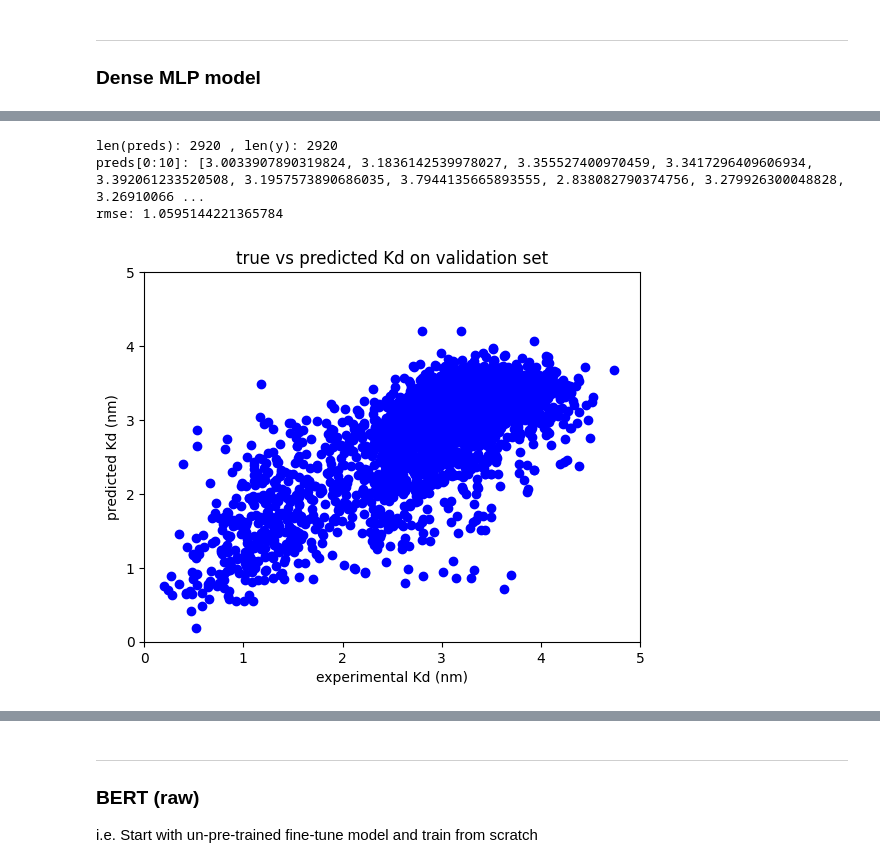
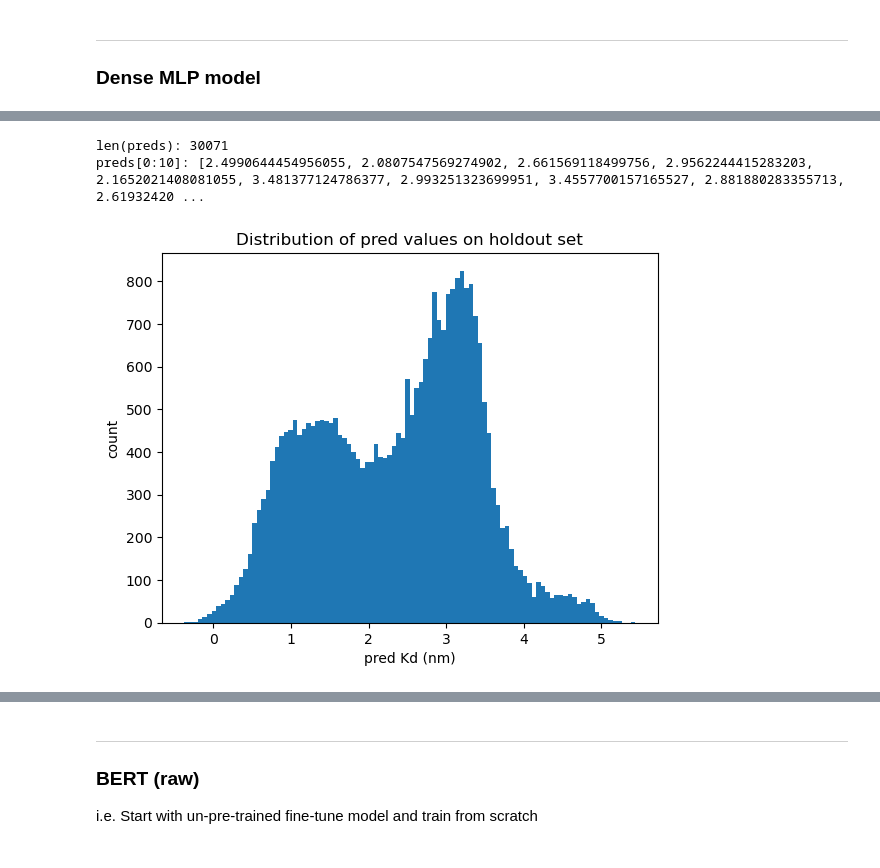
Before and after one commit to planaria158/BERT-antibody-antigen-binding-energy, a Jupyter notebook: notebooks/Inference.ipynb, the cells around one changed output, grey strips where cells are left out. Drawn from its saved outputs; the diff is of its cells as text; code cells hidden in the pictures.

```diff
--- a/notebooks/Inference.ipynb
+++ b/notebooks/Inference.ipynb
@@ -105,25 +94,7 @@ preds[0:10]: [2.4990644454956055, 2.0807547569274902, 2.661569118499756, 2.95622
-# %%
-# Inference on the validation set to compare actual with predicted values
-preds = pk.load(open('/home/mark/dev/aAlphaBio-Homework/inference_results/preds_dense_mlp_1714520055.8448465.pkl', 'rb'))
-y     = pk.load(open('/home/mark/dev/aAlphaBio-Homework/inference_results/y_dense_mlp_1714520055.845317.pkl', 'rb'))
-print('len(preds):', len(preds), ', len(y):', len(y))
-preds = [p[0] for p in preds]
-print('preds[0:10]:', preds[0:10])
-
-# Calc the root mean squared error
-rmse = math.sqrt(np.mean((np.array(y) - np.array(preds))**2))
-print('rmse:', rmse)
-
-# scatter plot of true vs pred
-plt.scatter(y, preds, c ="blue")
-plt.xlabel('experimental Kd (nm)')
-plt.ylabel('predicted Kd (nm)')
-plt.title('true vs predicted Kd on validation set')
-plt.xlim(0, 5)
-plt.ylim(0, 5)
-plt.show()
-# %% [output]
-len(preds): 2920 , len(y): 2920
-preds[0:10]: [3.0033907890319824, 3.1836142539978027, 3.355527400970459, 3.3417296409606934, 3.392061233520508, 3.1957573890686035, 3.7944135665893555, 2.838082790374756, 3.279926300048828, 3.26910066 ...
-rmse: 1.0595144221365784
-[figure, removed]
+# %%
+pred_file_path = '../inference_results/preds_dense_mlp.pkl'
+plot_preds_hist(pred_file_path)
+# %% [output]
+len(preds): 30071
+preds[0:10]: [2.4990644454956055, 2.0807547569274902, 2.661569118499756, 2.9562244415283203, 2.1652021408081055, 3.481377124786377, 2.993251323699951, 3.4557700157165527, 2.881880283355713, 2.61932420 ...
+[figure, added]
```
Also changed, not shown: parts of 15 cells of this notebook, 9 other files.
